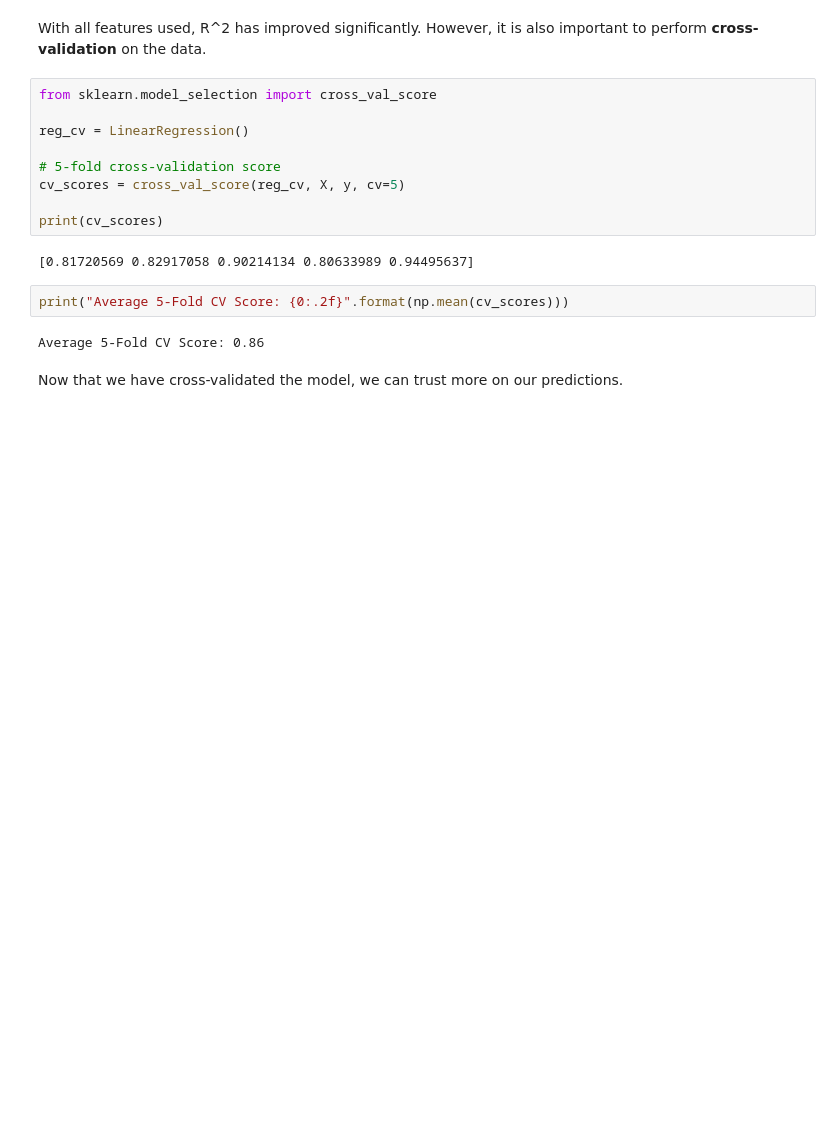
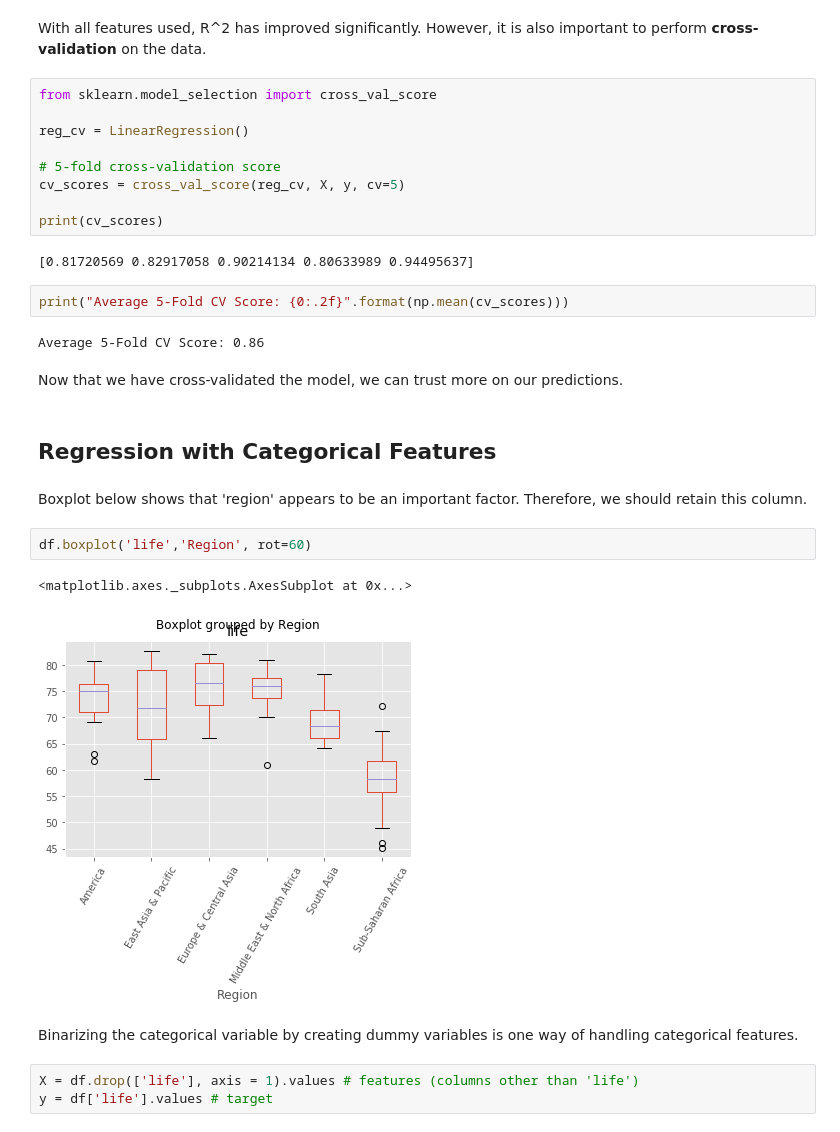
Before and after one commit to kaymal/Machine-Learning-with-Python, a Jupyter notebook: Supervised Learning-Regression.ipynb, the cells around one changed output. Saved outputs shown, nothing was run; the diff lists cells and outputs as text; blank space fills up the shorter version.

```diff
--- a/Supervised Learning-Regression.ipynb
+++ b/Supervised Learning-Regression.ipynb
@@ -245,3 +247,17 @@ print("Average 5-Fold CV Score: {0:.2f}".format(np.mean(cv_scores)))
 Average 5-Fold CV Score: 0.86
 # %% [markdown]
 Now that we have cross-validated the model, we can trust more on our predictions.
+# %% [markdown]
+## Regression with Categorical Features
+# %% [markdown]
+Boxplot below shows that 'region' appears to be an important factor. Therefore, we should retain this column.
+# %%
+df.boxplot('life','Region', rot=60)
+# %% [output]
+<matplotlib.axes._subplots.AxesSubplot at 0x...>
+[figure, added]
+# %% [markdown]
+Binarizing the categorical variable by creating dummy variables is one way of handling categorical features.
+# %%
+X = df.drop(['life'], axis = 1).values # features (columns other than 'life')
+y = df['life'].values # target
```
Also changed, not shown: parts of 7 cells of this notebook.
